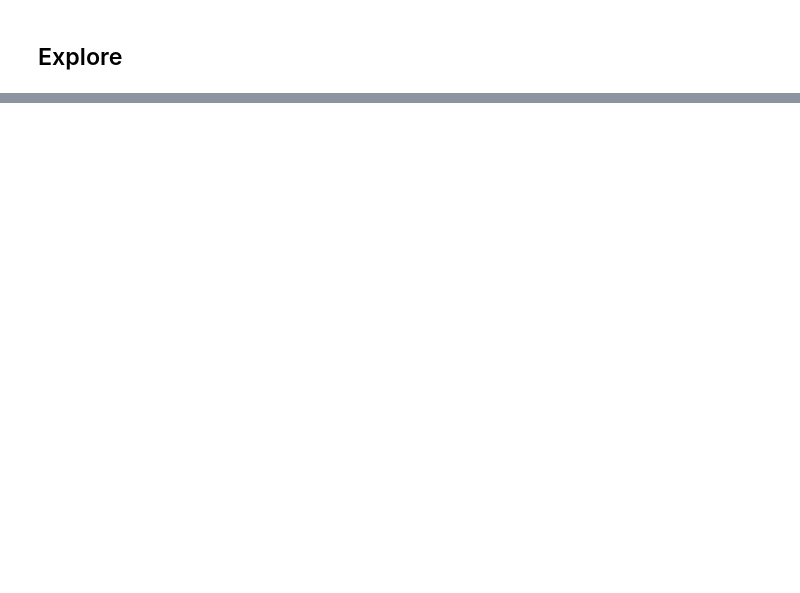
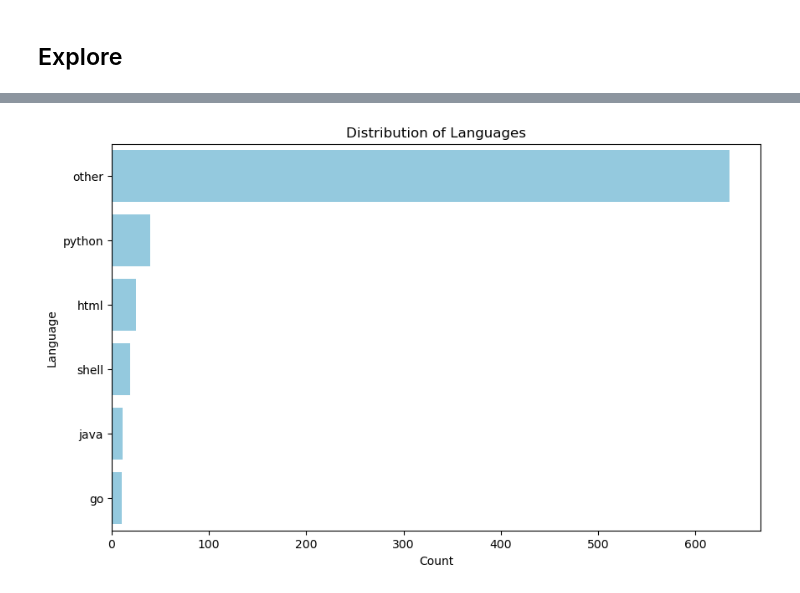
Before and after one commit to projectlanguagepredictor/nlp_launch, a Jupyter notebook: ez_explore.ipynb, the cells around one changed output, grey strips where cells are left out. Cells and saved outputs as stored; diff of their text form; code cells hidden in the pictures; blank space fills up the shorter version.

```diff
--- a/ez_explore.ipynb
+++ b/ez_explore.ipynb
@@ -288,0 +294,9 @@ for language in language_columns:
+# %%
+plt.figure(figsize=(10, 6))
+sns.countplot(y='language', data=df, order=df['language'].value_counts().index, color='skyblue')
+plt.title('Distribution of Languages')
+plt.xlabel('Count')
+plt.ylabel('Language')
+plt.show()
+# %% [output]
+[figure, added]
```
Also changed, not shown: parts of 27 cells of this notebook, 3 other files.
